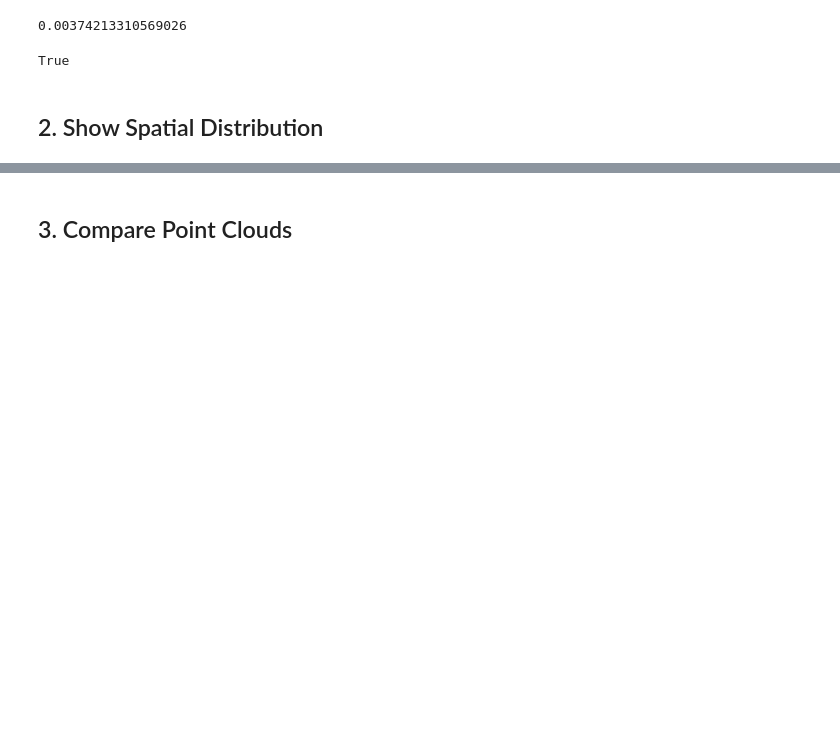
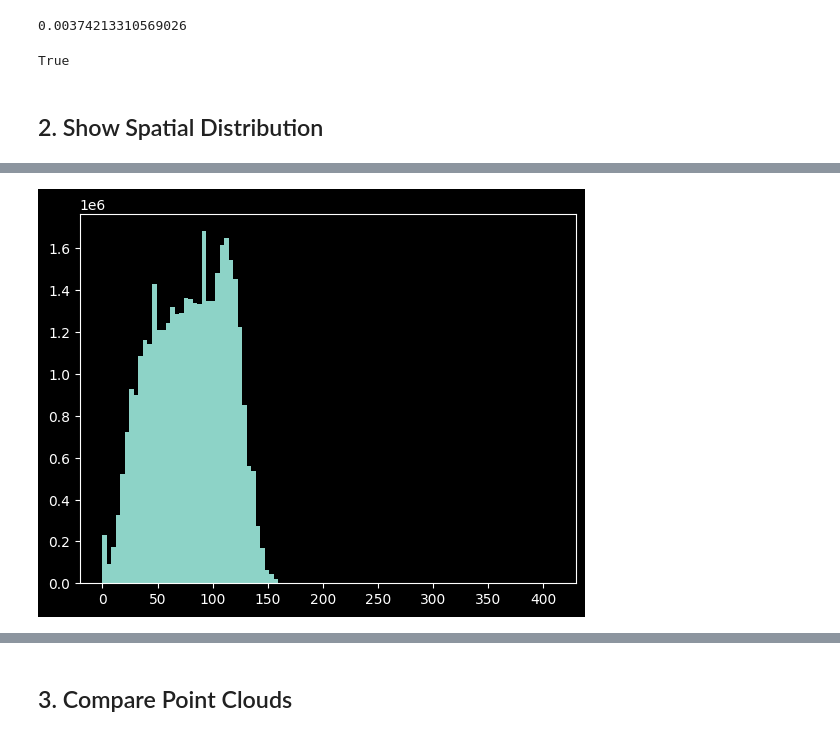
Before and after one commit to DekuLiuTesla/CityGaussian, a Jupyter notebook: notebooks/pcd_analysis.ipynb, the cells around one changed output, grey strips where cells are left out. Drawn from its saved outputs; the diff is of its cells as text; code cells hidden in the pictures; blank space fills up the shorter version.

```diff
--- a/notebooks/pcd_analysis.ipynb
+++ b/notebooks/pcd_analysis.ipynb
@@ -52,0 +65,24 @@ for i, name in enumerate(property_names):
+# %%
+# load model and dataset
+model = GaussianModel(sh_degree=3)
+model.create_from_pcd(fetch_ply(file_dir), device='cuda')
+# model._scaling = nn.Parameter(torch.log(torch.exp(model._scaling) / 100.0))
+model._opacity = nn.Parameter(inverse_sigmoid(torch.ones((model.get_xyz.shape[0], 1), dtype=torch.float, device="cuda")))
+renderer = VanillaRenderer()
+renderer.setup(stage="val")
+renderer = renderer.to("cuda")
+
+print("Gaussian count: {}".format(model.get_xyz.shape[0]))
+# dataset
+dataparser_outputs = ColmapDataParser(
+    os.path.expanduser("../data/GauU_Scene/CUHK_UPPER_COLMAP"),
+    os.path.abspath(""),
+    global_rank=0,
+    params=ColmapParams(
+        split_mode="experiment",
+        eval_image_select_mode="ratio",
+        eval_ratio=0.1,
+        down_sample_factor=3.4175,
+    ),
+).get_outputs()
+print("Test camera count: {}".format(len(dataparser_outputs.test_set.cameras)))
@@ -53 +97,20 @@ for i, name in enumerate(property_names):
+# %%
+dataset = dataparser_outputs.train_set
+bg_color=torch.tensor([0, 0, 0], dtype=torch.float, device="cuda")
+with torch.no_grad():
+    visible_cnt = torch.zeros(model.get_xyz.shape[0], dtype=torch.long, device="cuda")
+    for idx in tqdm(range(0, len(dataset.cameras))):
+        camera = dataset.cameras[idx].to_device("cuda")
+        output = renderer(camera, model, bg_color=bg_color)
+        visible_cnt[output['visibility_filter']] += 1
+
+        # plt.style.use('seaborn-v0_8-white')
+        # plt.tight_layout()
+        # plt.imshow(output["render"].permute(1, 2, 0).cpu().numpy());
+        # plt.axis('off')
+        # break
+
+plt.hist(visible_cnt.cpu().numpy(), bins=100);
+# %% [output]
+[figure, added]
 # %%
```
Also changed, not shown: parts of 12 cells of this notebook.
